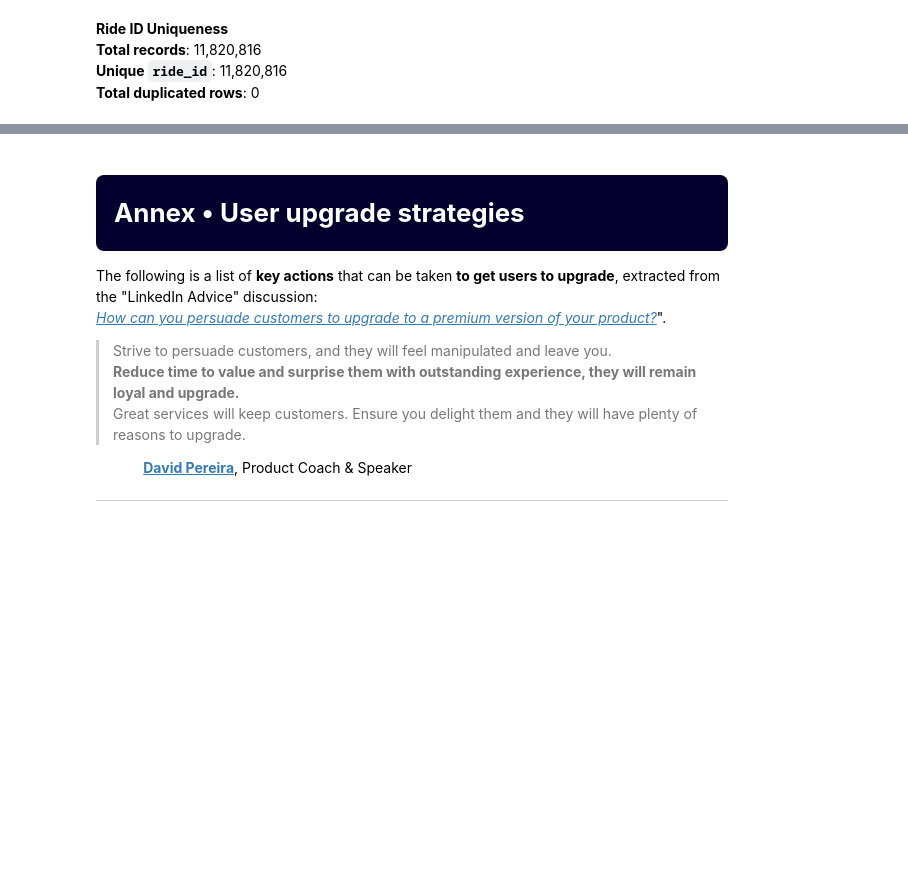
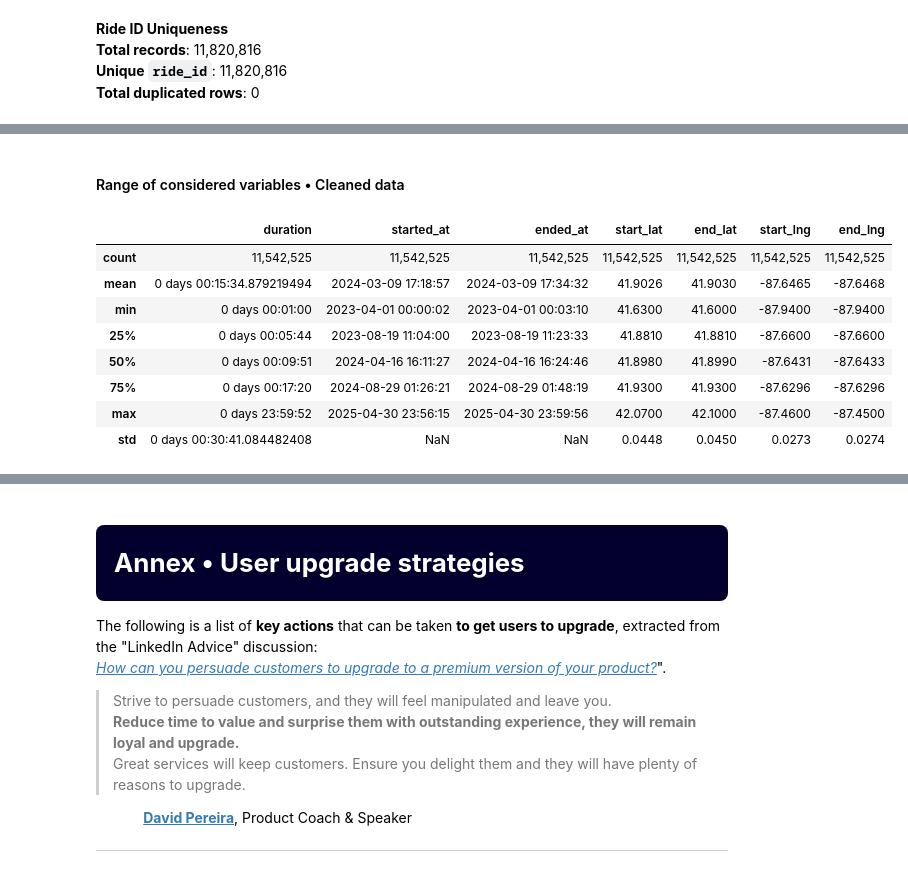
Before and after one commit to isis-santos-costa/divvy, a Jupyter notebook: divvy-analytics.ipynb, the cells around one changed output, grey strips where cells are left out. Saved outputs shown, nothing was run; the diff lists cells and outputs as text; code cells hidden in the pictures; blank space fills up the shorter version.

```diff
--- a/divvy-analytics.ipynb
+++ b/divvy-analytics.ipynb
@@ -1584,0 +1738,67 @@ The data are now ready for analysis, ensuring **reliable counts for each ride**.
+# %%
+# Chicago Metropolitan Operational Bounding Box
+lat_min, lat_max =  41.60,  42.10
+lng_min, lng_max = -87.95, -87.45
+
+initial_count = len(df)
+
+mask_over_24h =  df['duration'] >  pd.Timedelta(  hours=24)
+mask_under_0s =  df['duration'] <  pd.Timedelta(seconds=0 )
+mask_under_1m = (df['duration'] >= pd.Timedelta(seconds=0 )) & (df['duration'] < pd.Timedelta(minutes=1))
+
+spatial_valid_mask = (
+    df['start_lat'].between(lat_min, lat_max) &
+    df[  'end_lat'].between(lat_min, lat_max) &
+    df['start_lng'].between(lng_min, lng_max) &
+    df[  'end_lng'].between(lng_min, lng_max)
+).fillna(False)
+
+dropped_over_24h = mask_over_24h.sum()
+dropped_under_0s = mask_under_0s.sum()
+dropped_under_1m = mask_under_1m.sum()
+
+duration_valid_mask = (df['duration'] >= pd.Timedelta(minutes=1)) & (df['duration'] <= pd.Timedelta(hours=24))
+dropped_spatial = len(df[duration_valid_mask & ~spatial_valid_mask])
+
+df = df[(duration_valid_mask) & (spatial_valid_mask)].reset_index(drop=True)
+
+final_count = len(df)
+retention_pct = (final_count / initial_count) * 100
+
+validity_audit_txt = f"""
+<div style="background-color: #f8f9fa; border-left: 4px solid #0366d6; border-radius: 4px; padding: 14px 18px; margin: 12px 0;">
+    <strong style="font-size: 1.05em; color: #1a1a1a;">🛡️ Data Quality Audit • Validity Step</strong>
+    <table style="width: 100%; border-collapse: collapse; margin-top: 8px; font-size: 0.92em; color: #24292e;">
+        <tr style="border-bottom: 1px solid #e1e4e8;">
+            <td style="padding: 4px 0;"><b>Initial Raw Records</b></td>
+            <td style="text-align: right; font-family: monospace;">{initial_count:,}</td>
+        </tr>
+        <tr>
+            <td style="padding: 4px 0; color: #cb2431;">↳ Out-of-bounds Duration (&gt; 24 hours)</td>
+            <td style="text-align: right; font-family: monospace; color: #cb2431;">-{dropped_over_24h:,}</td>
+        </tr>
+        <tr>
+            <td style="padding: 4px 0; color: #cb2431;">↳ Out-of-bounds Duration (&lt; 0 seconds)</td>
+            <td style="text-align: right; font-family: monospace; color: #cb2431;">-{dropped_under_0s:,}</td>
+        </tr>
+        <tr>
+            <td style="padding: 4px 0; color: #cb2431;">↳ Out-of-bounds Duration (&lt; 1 minute)</td>
+            <td style="text-align: right; font-family: monospace; color: #cb2431;">-{dropped_under_1m:,}</td>
+        </tr>
+        <tr style="border-bottom: 1px solid #e1e4e8;">
+            <td style="padding: 4px 0; color: #cb2431;">↳ Out-of-bounds Coordinates (Outside Chicago BBox)</td>
+            <td style="text-align: right; font-family: monospace; color: #cb2431;">-{dropped_spatial:,}</td>
+        </tr>
+        <tr style="font-weight: bold; background-color: #f1f8ff;">
+            <td style="padding: 6px 0;">Final Valid Records</td>
+            <td style="text-align: right; font-family: monospace; color: #28a745;">{final_count:,} ({retention_pct:.1f}% retained)</td>
+        </tr>
+    </table>
+</div>
+"""
+
+display_markdown(validity_audit_txt, raw=True)
+
+display_markdown("#### Range of considered variables • Cleaned data", raw=True)
+display(format_describe_mixed(df[['duration', 'started_at', 'ended_at'] + coord_cols]))
+# %% [output]
@@ -1584,0 +1835,10 @@ The data are now ready for analysis, ensuring **reliable counts for each ride**.
+#### Range of considered variables • Cleaned data
+|  | duration | started_at | ended_at | start_lat | end_lat | start_lng | end_lng |
+| count | 11,542,525 | 11,542,525 | 11,542,525 | 11,542,525 | 11,542,525 | 11,542,525 | 11,542,525 |
+| mean | 0 days 00:15:34.879219494 | 2024-03-09 17:18:57 | 2024-03-09 17:34:32 | 41.9026 | 41.9030 | -87.6465 | -87.6468 |
+| min | 0 days 00:01:00 | 2023-04-01 00:00:02 | 2023-04-01 00:03:10 | 41.6300 | 41.6000 | -87.9400 | -87.9400 |
+| 25% | 0 days 00:05:44 | 2023-08-19 11:04:00 | 2023-08-19 11:23:33 | 41.8810 | 41.8810 | -87.6600 | -87.6600 |
+| 50% | 0 days 00:09:51 | 2024-04-16 16:11:27 | 2024-04-16 16:24:46 | 41.8980 | 41.8990 | -87.6431 | -87.6433 |
+| 75% | 0 days 00:17:20 | 2024-08-29 01:26:21 | 2024-08-29 01:48:19 | 41.9300 | 41.9300 | -87.6296 | -87.6296 |
+| max | 0 days 23:59:52 | 2025-04-30 23:56:15 | 2025-04-30 23:59:56 | 42.0700 | 42.1000 | -87.4600 | -87.4500 |
+| std | 0 days 00:30:41.084482408 | NaN | NaN | 0.0448 | 0.0450 | 0.0273 | 0.0274 |
```
Also changed, not shown: parts of 43 cells of this notebook.
